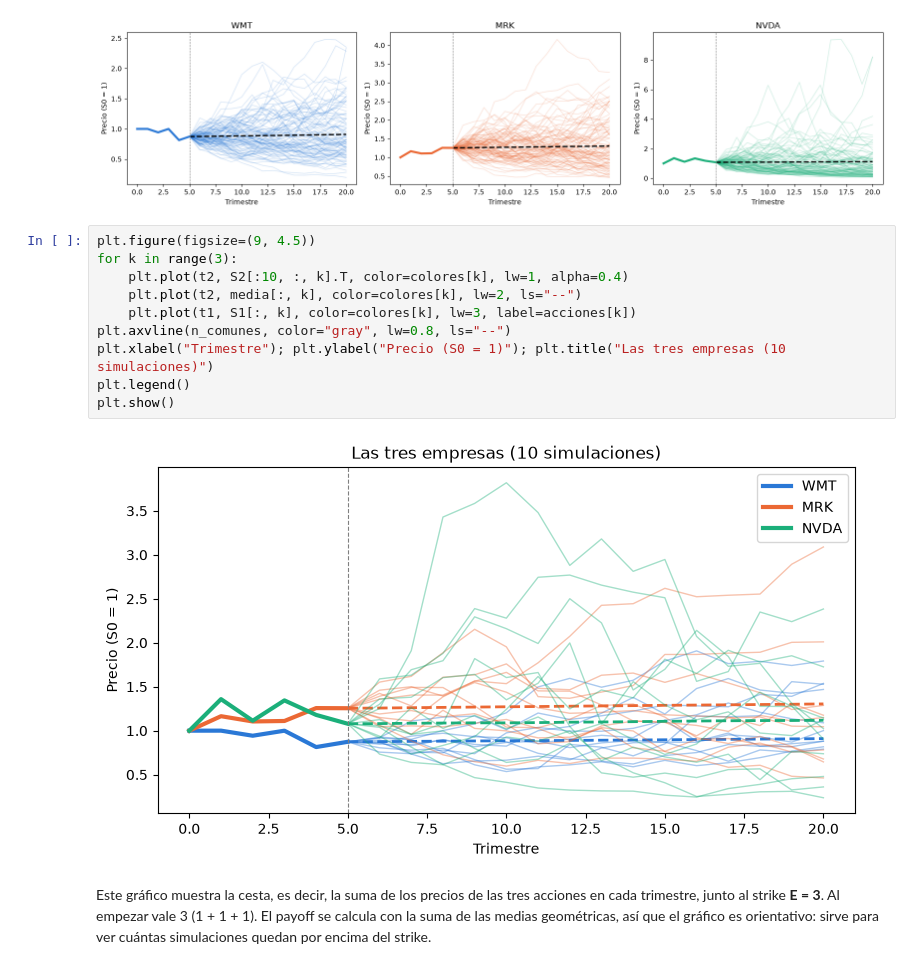
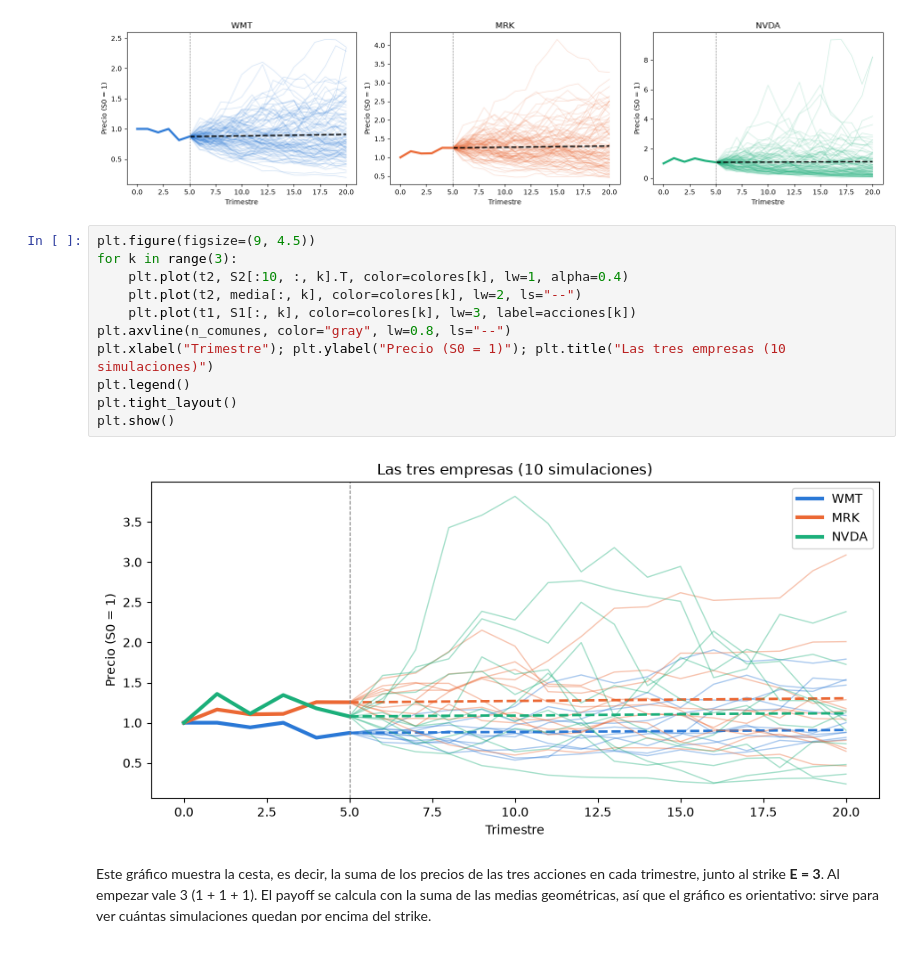
Before and after one commit to alvmorenobl/bbva-option-pricing-montecarlo-rnn, a Jupyter notebook: montecarlo.ipynb, the cells around one changed output. Drawn from its saved outputs; the diff is of its cells as text.

Commit message:
Subir imagenes

```diff
--- a/montecarlo.ipynb
+++ b/montecarlo.ipynb
@@ -152,15 +152,16 @@ plt.show()
 # %%
 plt.figure(figsize=(9, 4.5))
 for k in range(3):
     plt.plot(t2, S2[:10, :, k].T, color=colores[k], lw=1, alpha=0.4)
     plt.plot(t2, media[:, k], color=colores[k], lw=2, ls="--")
     plt.plot(t1, S1[:, k], color=colores[k], lw=3, label=acciones[k])
 plt.axvline(n_comunes, color="gray", lw=0.8, ls="--")
 plt.xlabel("Trimestre"); plt.ylabel("Precio (S0 = 1)"); plt.title("Las tres empresas (10 simulaciones)")
 plt.legend()
+plt.tight_layout()
 plt.show()
 # %% [output]
-[figure, old version]
+[figure, new version]
 # %% [markdown]
 Este gráfico muestra la cesta, es decir, la suma de los precios de las tres acciones en cada trimestre, junto al strike **E = 3**. Al empezar vale 3 (1 + 1 + 1). El payoff se calcula con la suma de las medias geométricas, así que el gráfico es orientativo: sirve para ver cuántas simulaciones quedan por encima del strike.
 # %%
```
Also changed, not shown: parts of 1 cell of this notebook, 12 other files.
